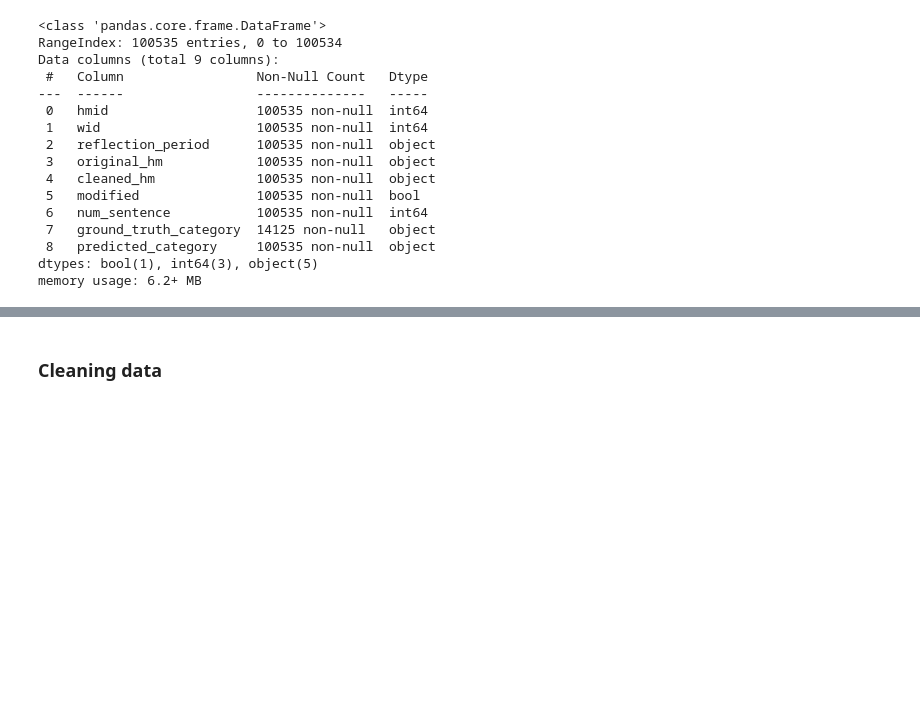
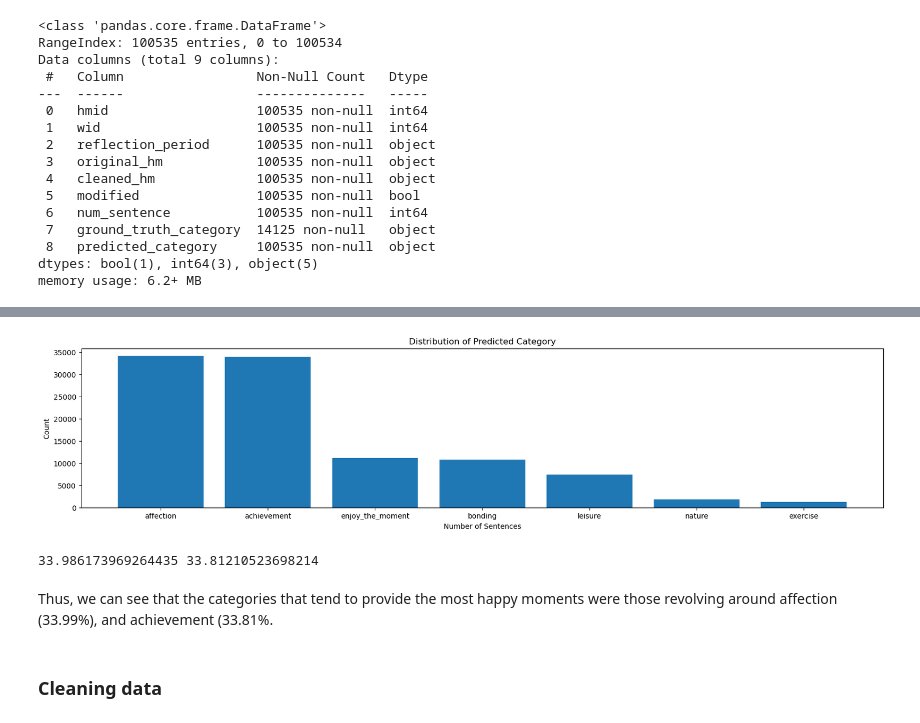
Before and after one commit to TZstatsADS/ads-fall2023-project1-juliamblake1, a Jupyter notebook: doc/project 1 v1.ipynb, the cells around one changed output, grey strips where cells are left out. Drawn from its saved outputs; the diff is of its cells as text; code cells hidden in the pictures; blank space fills up the shorter version.

```diff
--- a/doc/project 1 v1.ipynb
+++ b/doc/project 1 v1.ipynb
@@ -42,3 +121,25 @@ memory usage: 6.2+ MB
+# %%
+predicted_category_counts = cleaned_hm['predicted_category'].value_counts()
+
+# Create a bar plot
+plt.figure(figsize=(20, 4))  # You can adjust the figure size as needed
+plt.bar(predicted_category_counts.index, predicted_category_counts.values)
+
+# Adding labels and title
+plt.xlabel('Number of Sentences')
+plt.ylabel('Count')
+plt.title('Distribution of Predicted Category')
+plt.show()
+# %% [output]
+[figure, added]
+# %%
+prop_affection = (cleaned_hm.loc[cleaned_hm.predicted_category == 'affection', 'predicted_category'].count())/ len(cleaned_hm.predicted_category) *100
+prop_achievement = (cleaned_hm.loc[cleaned_hm.predicted_category == 'achievement', 'predicted_category'].count())/ len(cleaned_hm.predicted_category) *100
+print(prop_affection, prop_achievement)
+# %% [output]
+33.986173969264435 33.81210523698214
+# %% [markdown]
+Thus, we can see that the categories that tend to provide the most happy moments were those revolving around affection (33.99%), and achievement (33.81%.
 # %% [markdown]
 ### Cleaning data
 # %%
```
Also changed, not shown: parts of 33 cells of this notebook, 1 other file.
